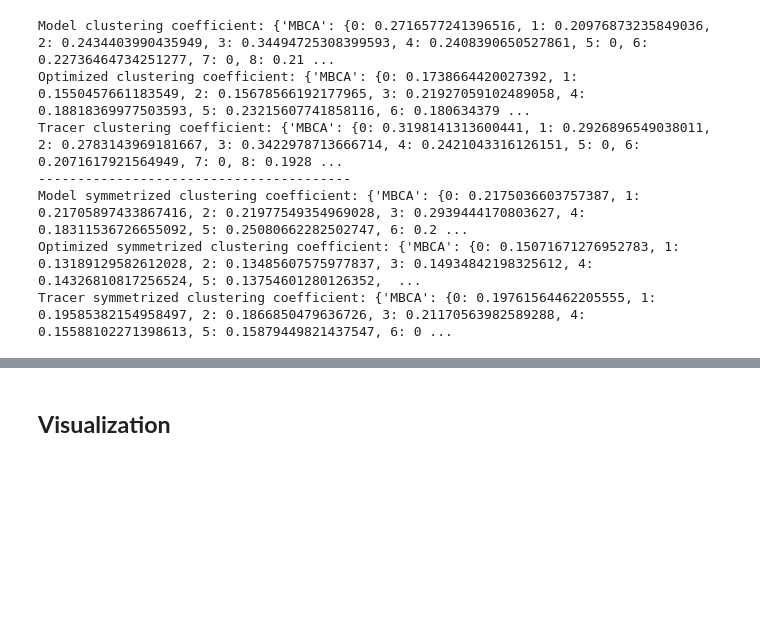
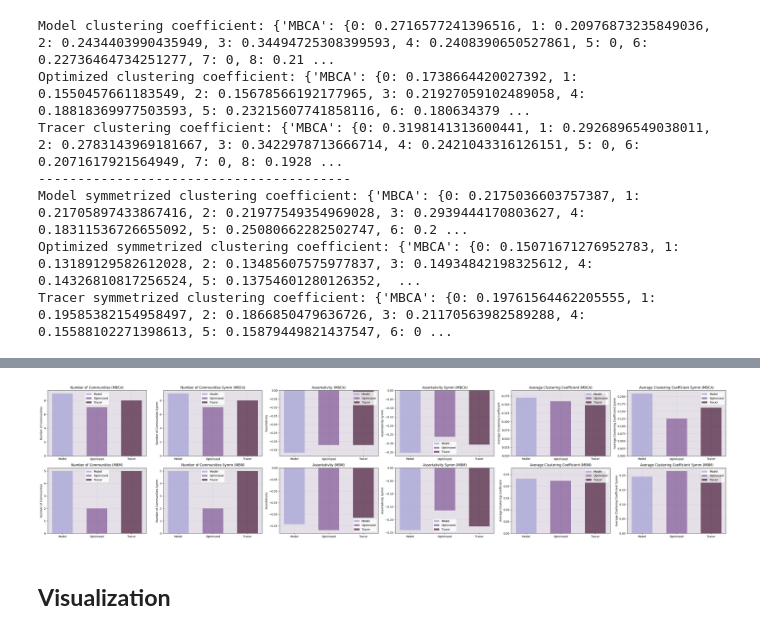
Before and after one commit to Hana-Ali/Deep-Learning-For-SC, a Jupyter notebook: Marmoset_Residual_Training/evaluation/topology_analysis.ipynb, the cells around one changed output, grey strips where cells are left out. Saved outputs shown, nothing was run; the diff lists cells and outputs as text; code cells hidden in the pictures; blank space fills up the shorter version.

```diff
--- a/Marmoset_Residual_Training/evaluation/topology_analysis.ipynb
+++ b/Marmoset_Residual_Training/evaluation/topology_analysis.ipynb
@@ -1053,3 +1224,51 @@ Tracer symmetrized average clustering coefficient: {'MBCA': 0.16212378886870532,
+# %%
+import numpy as np
+import matplotlib.pyplot as plt
+
+# Keep your style_plot function as-is:
+def style_plot(ax, title, beige_color):
+    ax.patch.set_facecolor(beige_color)
+    ax.set_title(title)
+    ax.legend()
+    ax.grid(True, alpha=alpha_grid)
+    ax.set_axisbelow(True)
+
+# Adjust the plot_mean_bar function:
+def plot_mean_bar(ax, data, title, atlas):
+    labels = ["Model", "Optimized", "Tracer"]
+
+    model_value = data["Model"][atlas]
+    optimized_value = data["Optimized"][atlas]
+    tracer_value = data["Tracer"][atlas]
+
+    values = [model_value, optimized_value, tracer_value]
+
+    x = np.arange(len(labels))  # the label locations
+    width = 0.6  # the width of the bars
+
+    color_list = [pinkish, inbetween, purpleish]
+    for k, (value, label, color) in enumerate(zip(values, labels, color_list)):
+        ax.bar(x[k], value, width, color=color, alpha=alpha, label=label)
+
+    ax.set_ylabel(title)
+    ax.set_xticks(x)
+    ax.set_xticklabels(labels)
+    style_plot(ax, "{} ({})".format(title, atlas), beige_color)
+
+# Create the main figure and subplots:
+fig, axs = plt.subplots(2, 6, figsize=(35, 8))
+
+titles = ["Number of Communities", "Number of Communities Symm", "Assortativity", "Assortativity Symm", "Average Clustering Coefficient", "Average Clustering Coefficient Symm"]
+atlases = ["MBCA", "MBM"]
+
+for i, atlas in enumerate(atlases):
+    for j, title in enumerate(titles):
+        plot_mean_bar(axs[i, j], data_sets[title], title, atlas)
+
+fig.tight_layout()
+plt.show()
+# %% [output]
+[figure, added]
 # %%
 # Function to compute the minimum spanning tree
 def compute_minimum_spanning_tree(graphs):
```
Also changed, not shown: parts of 28 cells of this notebook.
